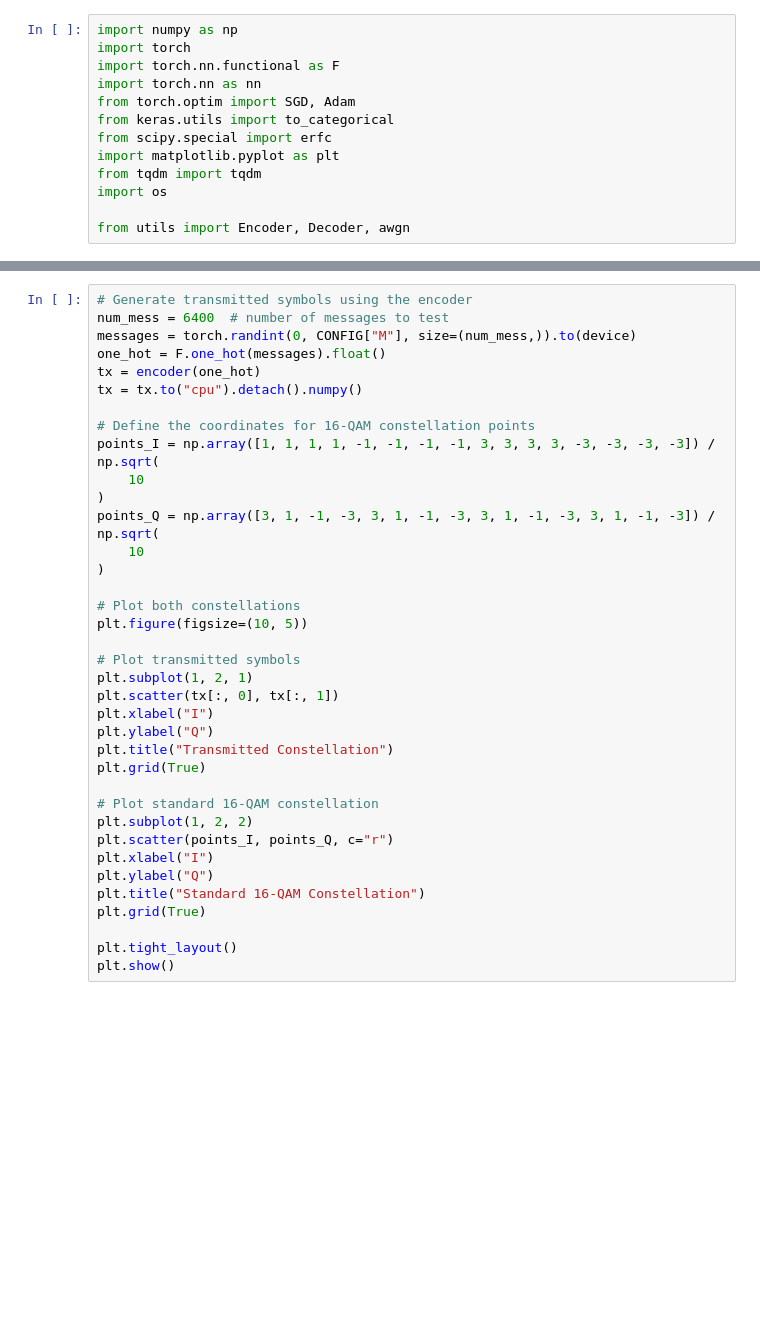
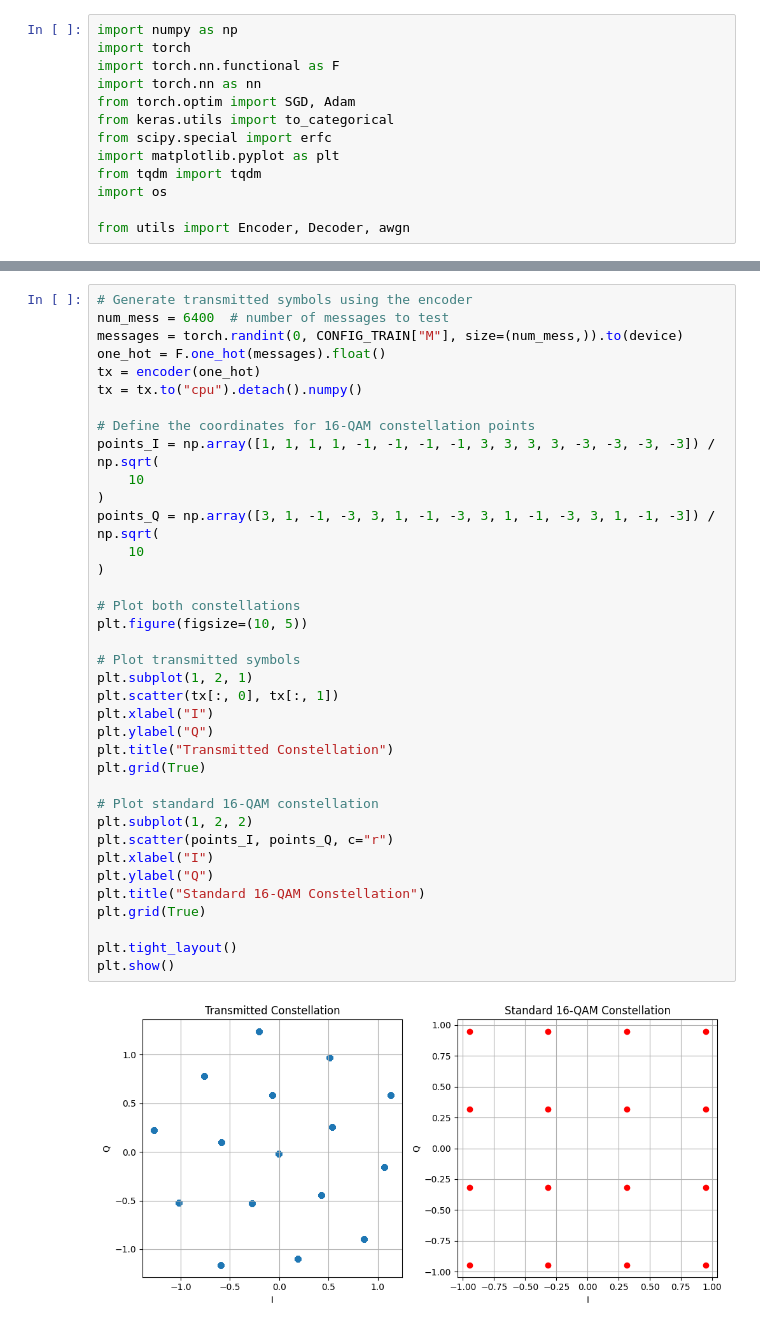
Before and after one commit to yewentai/Auto-Encoder-in-SIMO-System, a Jupyter notebook: AE_SIMO_MQAM_Rayleigh.ipynb, the cells around one changed output, grey strips where cells are left out. Drawn from its saved outputs; the diff is of its cells as text; blank space fills up the shorter version.

```diff
--- a/AE_SIMO_MQAM_Rayleigh.ipynb
+++ b/AE_SIMO_MQAM_Rayleigh.ipynb
@@ -342,37 +343,39 @@ plt.show()
 # %%
 # Generate transmitted symbols using the encoder
 num_mess = 6400  # number of messages to test
-messages = torch.randint(0, CONFIG["M"], size=(num_mess,)).to(device)
+messages = torch.randint(0, CONFIG_TRAIN["M"], size=(num_mess,)).to(device)
 one_hot = F.one_hot(messages).float()
 tx = encoder(one_hot)
 tx = tx.to("cpu").detach().numpy()
 
 # Define the coordinates for 16-QAM constellation points
 points_I = np.array([1, 1, 1, 1, -1, -1, -1, -1, 3, 3, 3, 3, -3, -3, -3, -3]) / np.sqrt(
     10
 )
 points_Q = np.array([3, 1, -1, -3, 3, 1, -1, -3, 3, 1, -1, -3, 3, 1, -1, -3]) / np.sqrt(
     10
 )
 
 # Plot both constellations
 plt.figure(figsize=(10, 5))
 
 # Plot transmitted symbols
 plt.subplot(1, 2, 1)
 plt.scatter(tx[:, 0], tx[:, 1])
 plt.xlabel("I")
 plt.ylabel("Q")
 plt.title("Transmitted Constellation")
 plt.grid(True)
 
 # Plot standard 16-QAM constellation
 plt.subplot(1, 2, 2)
 plt.scatter(points_I, points_Q, c="r")
 plt.xlabel("I")
 plt.ylabel("Q")
 plt.title("Standard 16-QAM Constellation")
 plt.grid(True)
 
 plt.tight_layout()
 plt.show()
+# %% [output]
+[figure, added]
```
Also changed, not shown: parts of 10 cells of this notebook, 3 other files.
